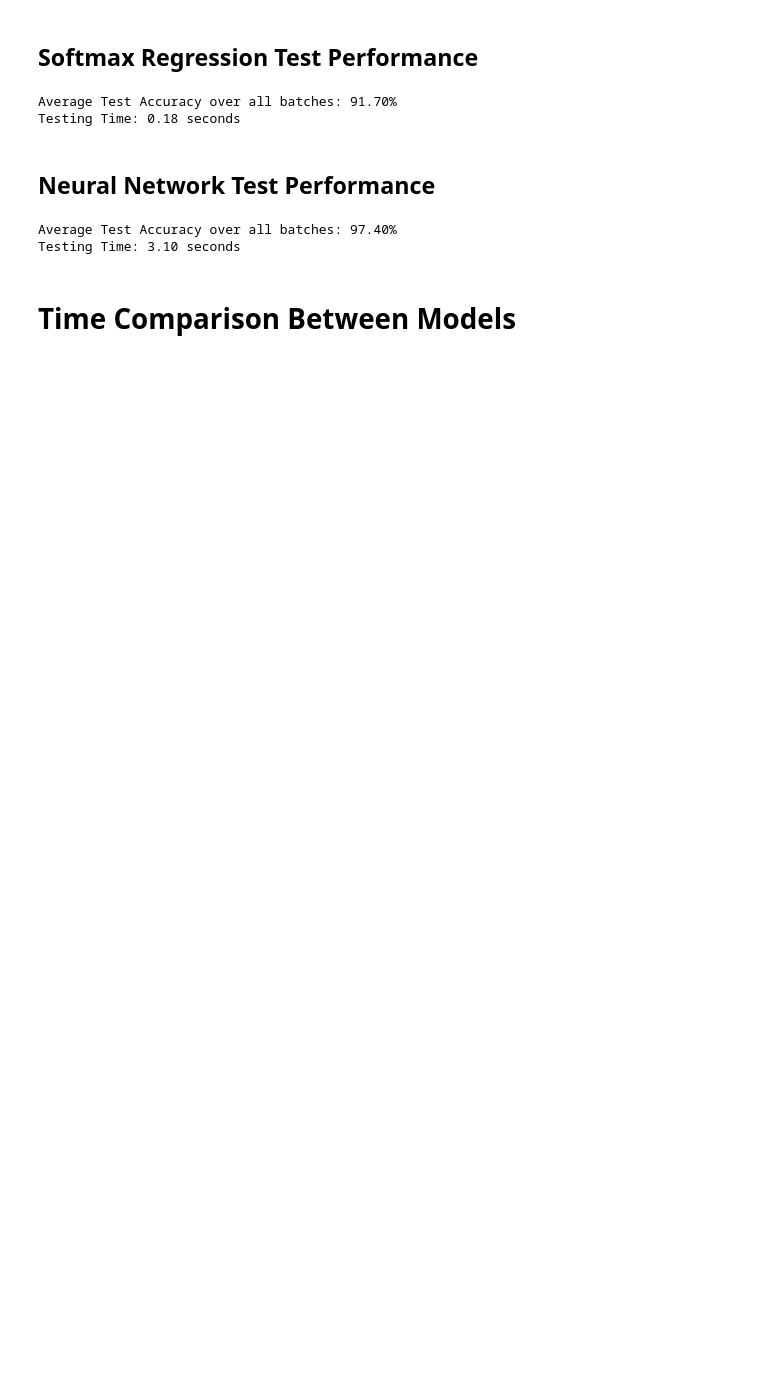
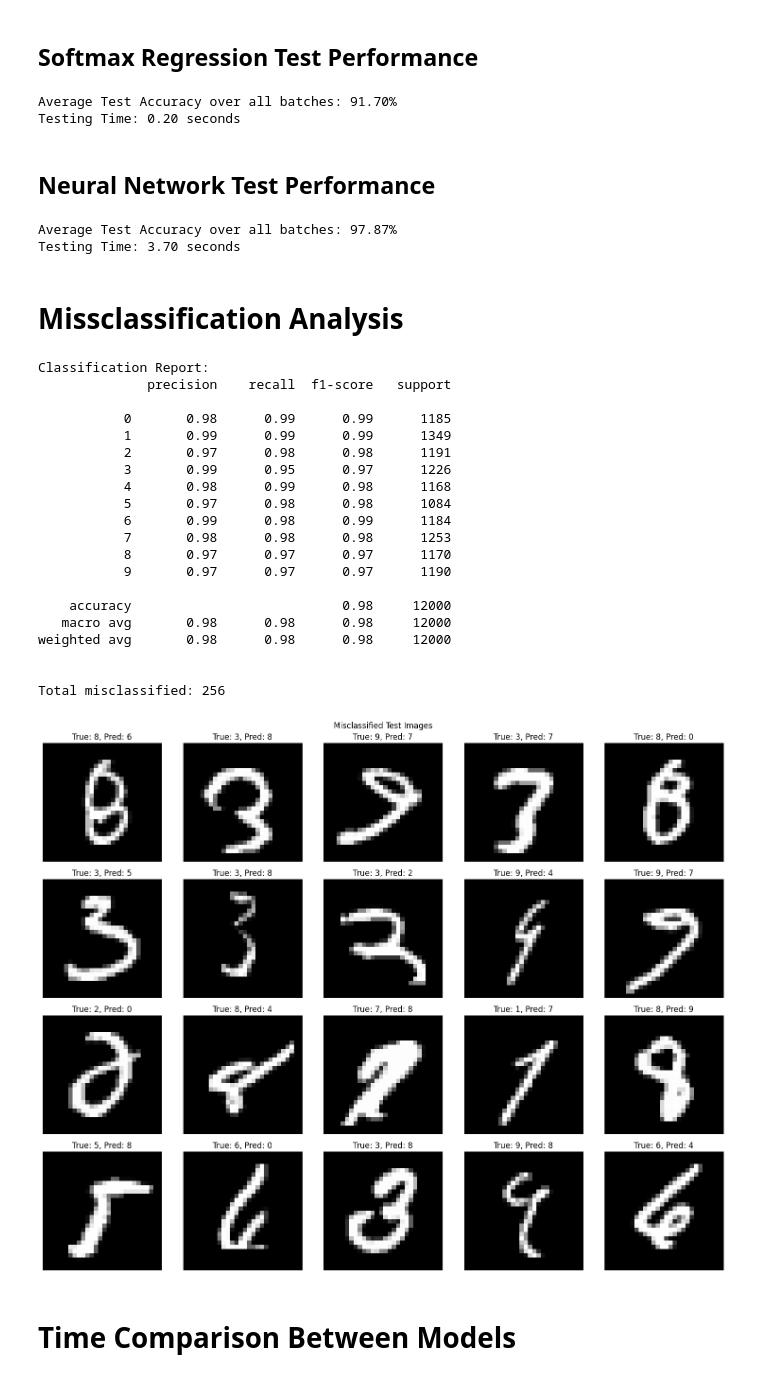
Before and after one commit to abdelrahman7124/Machine-Learning-lab-2, a Jupyter notebook: Model Comparison.ipynb, the cells around one changed output. Saved outputs shown, nothing was run; the diff lists cells and outputs as text; code cells hidden in the pictures; blank space fills up the shorter version.

```diff
--- a/Model Comparison.ipynb
+++ b/Model Comparison.ipynb
@@ -106,7 +106,7 @@ class Logistic_Regression_from_scratch():
 # %% [markdown]
 ### Training the Model with the best Hyperparameters
 # %%
-learning_rate = 1
+learning_rate = 0.1
 batch_size = 16
 
 
@@ -490,7 +460,7 @@ print(f"Testing Time: {Softmax_Regression_test_time:.2f} seconds")
 confusion_matrix_softmax = confusion_matrix(np.array(all_targets), np.array(all_predictions))
 # %% [output]
 Average Test Accuracy over all batches: 91.70%
-Testing Time: 0.18 seconds
+Testing Time: 0.20 seconds
 # %% [markdown]
 ## Neural Network Test Performance
 # %%
@@ -530,8 +500,71 @@ print(f'Testing Time: {Neural_Network_time_test:.2f} seconds')
 
 confusion_matrix_Neural_Network = confusion_matrix(all_targets, all_preds)
 # %% [output]
-Average Test Accuracy over all batches: 97.40%
-Testing Time: 3.10 seconds
+Average Test Accuracy over all batches: 97.87%
+Testing Time: 3.70 seconds
+# %% [markdown]
+# Missclassification Analysis
+# %%
+import matplotlib.pyplot as plt
+from sklearn.metrics import classification_report
+
+# Classification Report
+print("\nClassification Report:")
+print(classification_report(all_targets, all_preds, target_names=[str(i) for i in range(10)]))
+
+# Find and visualize misclassified examples
+misclassified_idx = np.where(np.array(all_preds) != np.array(all_targets))[0]
+print(f"\nTotal misclassified: {len(misclassified_idx)}")
+
+# Get misclassified images
+misclassified_images = []
+idx = 0
+for data, target in loader['test_loader_linear']:
+    for i in range(data.shape[0]):
+        if idx in misclassified_idx[:20]:
+            misclassified_images.append({
+                'img': data[i].numpy().reshape(28, 28),
+                'true': all_targets[idx],
+                'pred': all_preds[idx]
+            })
+        idx += 1
+        if len(misclassified_images) >= 20:
+            break
+    if len(misclassified_images) >= 20:
+        break
+
+# Plot misclassified examples
+plt.figure(figsize=(15, 12))
+for i, ex in enumerate(misclassified_images):
+    plt.subplot(4, 5, i+1)
+    plt.imshow(ex['img'], cmap='gray')
+    plt.title(f"True: {ex['true']}, Pred: {ex['pred']}")
+    plt.axis('off')
+plt.suptitle("Misclassified Test Images")
+plt.tight_layout()
+plt.show()
+# %% [output]
+Classification Report:
+              precision    recall  f1-score   support
+
+           0       0.98      0.99      0.99      1185
+           1       0.99      0.99      0.99      1349
+           2       0.97      0.98      0.98      1191
+           3       0.99      0.95      0.97      1226
+           4       0.98      0.99      0.98      1168
+           5       0.97      0.98      0.98      1084
+           6       0.99      0.98      0.99      1184
+           7       0.98      0.98      0.98      1253
+           8       0.97      0.97      0.97      1170
+           9       0.97      0.97      0.97      1190
+
+    accuracy                           0.98     12000
+   macro avg       0.98      0.98      0.98     12000
+weighted avg       0.98      0.98      0.98     12000
+
+
+Total misclassified: 256
+[figure, added]
 # %% [markdown]
 # Time Comparison Between Models
 # %% [markdown]
```
Also changed, not shown: parts of 6 cells of this notebook, 5 other files.
